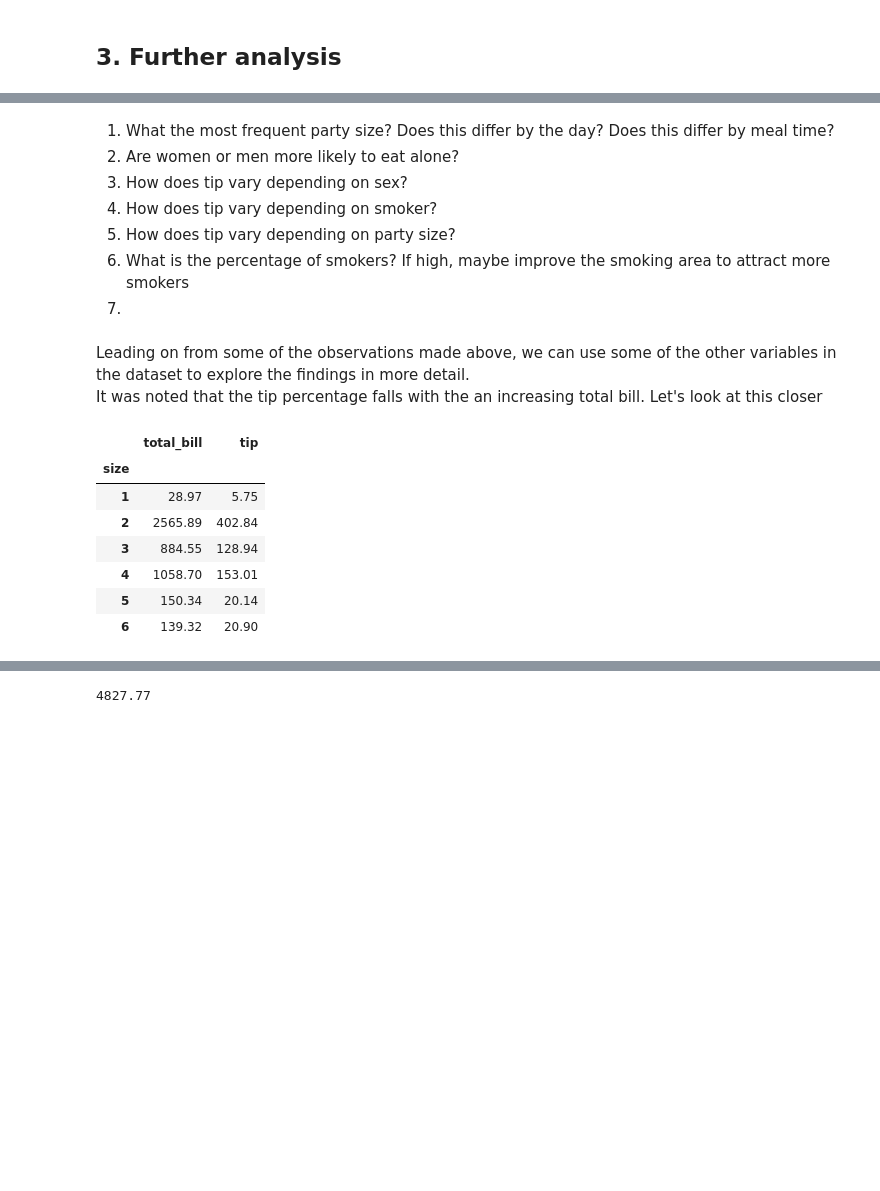
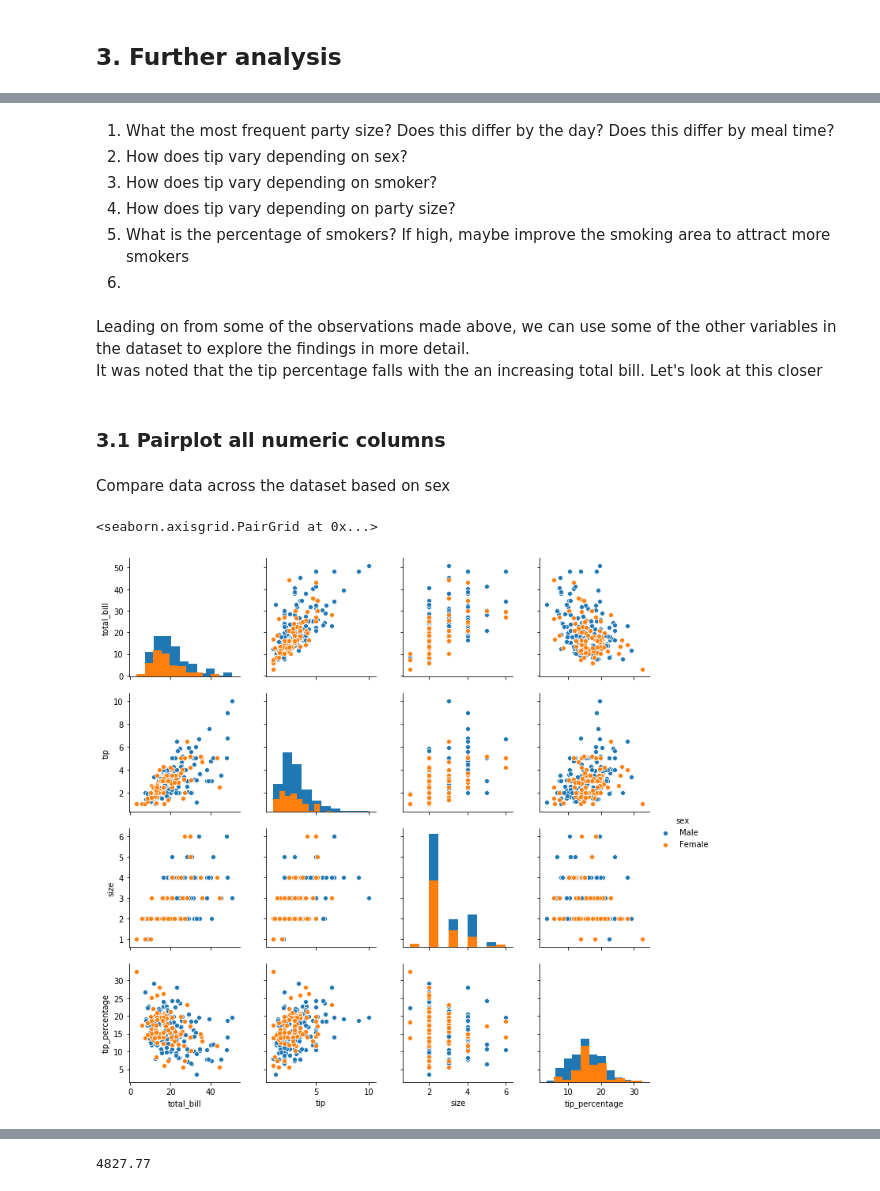
Before and after one commit to BarryClarke/Fundamentals---Assessment-2019, a Jupyter notebook: Tips dataset.ipynb, the cells around one changed output, grey strips where cells are left out. Cells and saved outputs as stored; diff of their text form; code cells hidden in the pictures; blank space fills up the shorter version.

```diff
--- a/Tips dataset.ipynb
+++ b/Tips dataset.ipynb
@@ -448,6 +459,5 @@ one interesting point worth re-iterating from [1.2.2 regplot()](http://localhost
 # %% [markdown]
 1. What the most frequent party size? Does this differ by the day? Does this differ by meal time?
-2. Are women or men more likely to eat alone?
 2. How does tip vary depending on sex?
 3. How does tip vary depending on smoker?
 4. How does tip vary depending on party size?
@@ -456,15 +466,13 @@ one interesting point worth re-iterating from [1.2.2 regplot()](http://localhost
 # %% [markdown]
 Leading on from some of the observations made above, we can use some of the other variables in the dataset to explore the findings in more detail.<br>
 It was noted that the tip percentage falls with the an increasing total bill. Let's look at this closer
-# %%
-# Summarise the data based on table size
-tips.groupby(['size']).sum()
-# %% [output]
-|  | total_bill | tip |
-| size |  |  |
-| 1 | 28.97 | 5.75 |
-| 2 | 2565.89 | 402.84 |
-| 3 | 884.55 | 128.94 |
-| 4 | 1058.70 | 153.01 |
-| 5 | 150.34 | 20.14 |
-| 6 | 139.32 | 20.90 |
+# %% [markdown]
+### 3.1 Pairplot all numeric columns
+# %% [markdown]
+Compare data across the dataset based on sex
+# %%
+# Plot all numeric columns against each other with an emphasis on sex
+sns.pairplot(tips3, diag_kind='hist', hue = "sex")
+# %% [output]
+<seaborn.axisgrid.PairGrid at 0x...>
+[figure, added]
```
Also changed, not shown: parts of 33 cells of this notebook.
